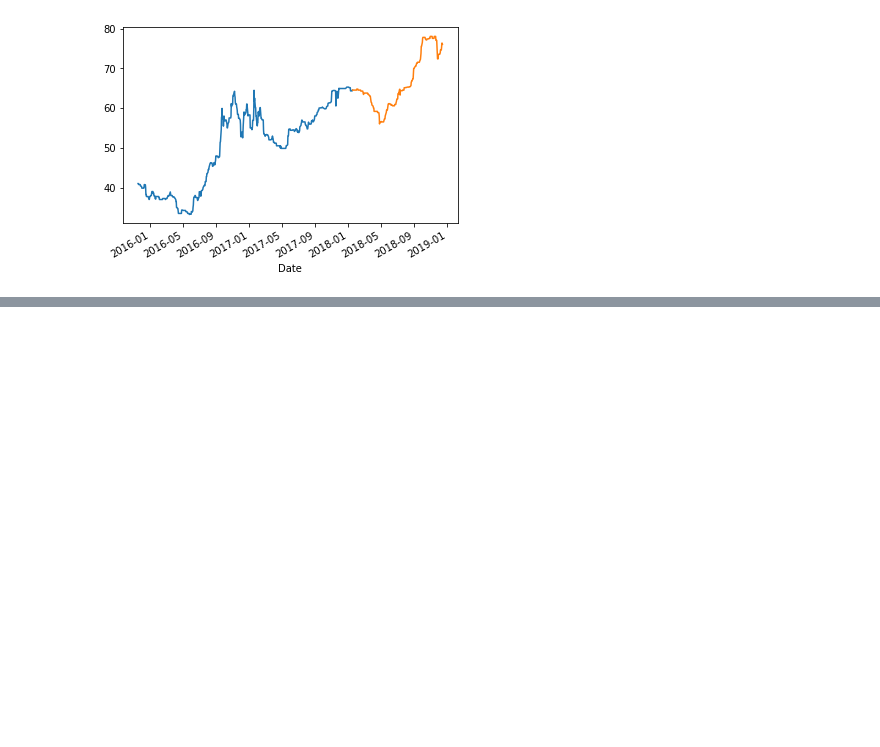
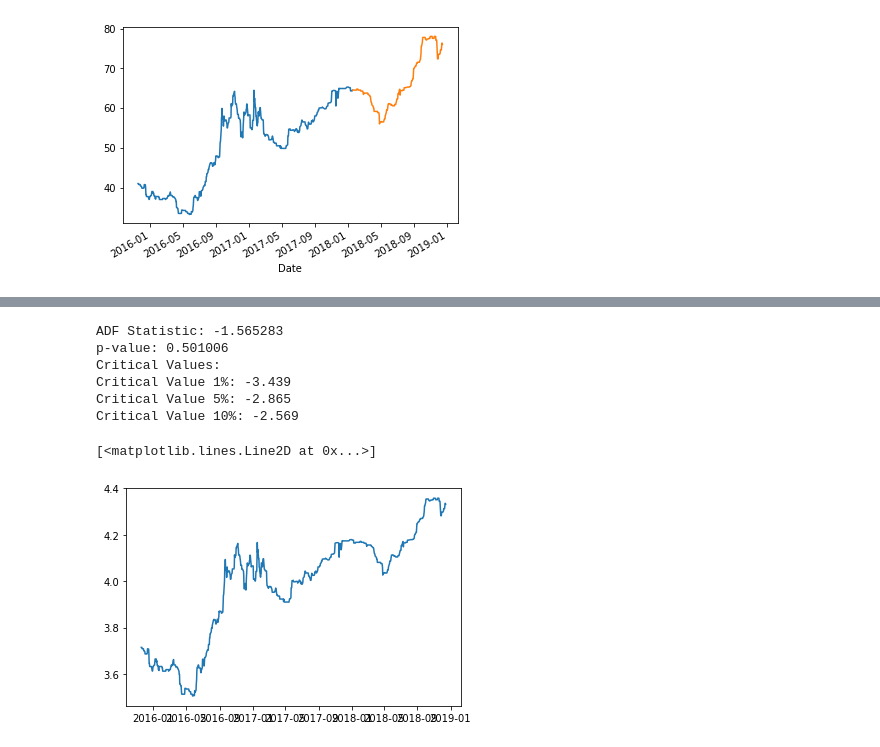
Before and after one commit to clone1530/Time-Series-Prediction-ARIMA-model-, a Jupyter notebook: time series/ARIMA.ipynb, the cells around one changed output, grey strips where cells are left out. Drawn from its saved outputs; the diff is of its cells as text; code cells hidden in the pictures; blank space fills up the shorter version.

```diff
--- a/time series/ARIMA.ipynb
+++ b/time series/ARIMA.ipynb
@@ -33,0 +61,28 @@ test['Price'].plot()
+# %%
+#Test for stationarity
+#Dicky-Fuller test
+
+from pandas import Series
+from statsmodels.tsa.stattools import adfuller
+series = Series.from_csv('Coal Futures Historical Data_univariate.csv', parse_dates=["Date"], index_col="Date", header=0)
+X = series.values
+result = adfuller(X, autolag='AIC')
+print('ADF Statistic: %f' % result[0])
+print('p-value: %f' % result[1])
+print('Critical Values:')
+for key, value in result[4].items():
+    print('Critical Value %s: %.3f' % (key, value))
+# %% [output]
+ADF Statistic: -1.565283
+p-value: 0.501006
+Critical Values:
+Critical Value 1%: -3.439
+Critical Value 5%: -2.865
+Critical Value 10%: -2.569
+# %%
+#estimating trend
+data_logscale = np.log(new_data)
+plt.plot(data_logscale)
+# %% [output]
+[<matplotlib.lines.Line2D at 0x...>]
+[figure, added]
```
Also changed, not shown: parts of 18 cells of this notebook.
